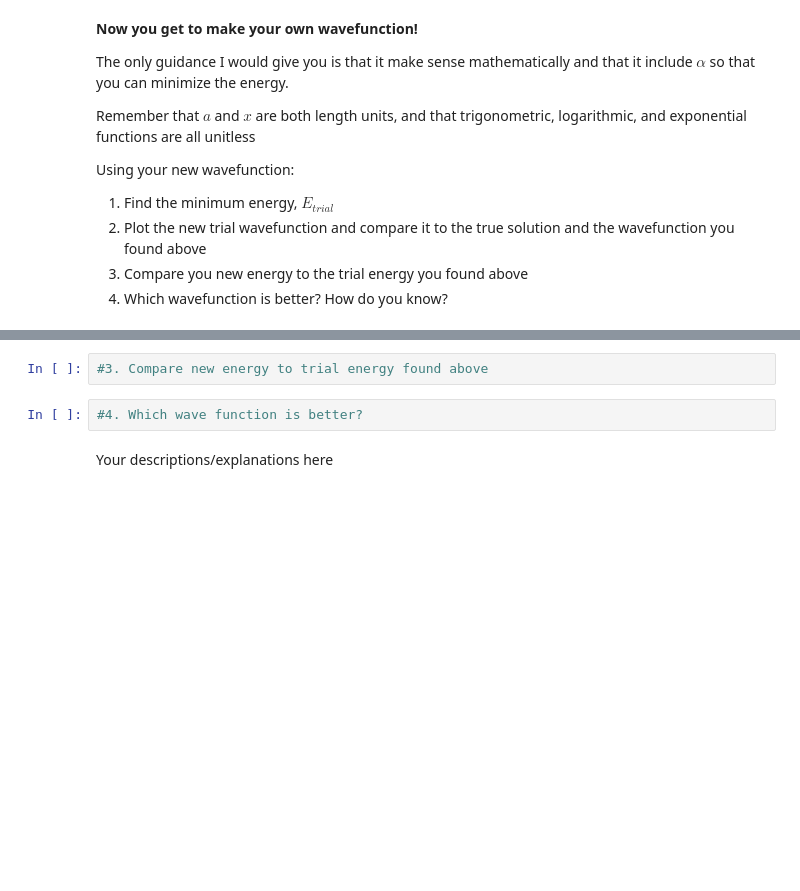
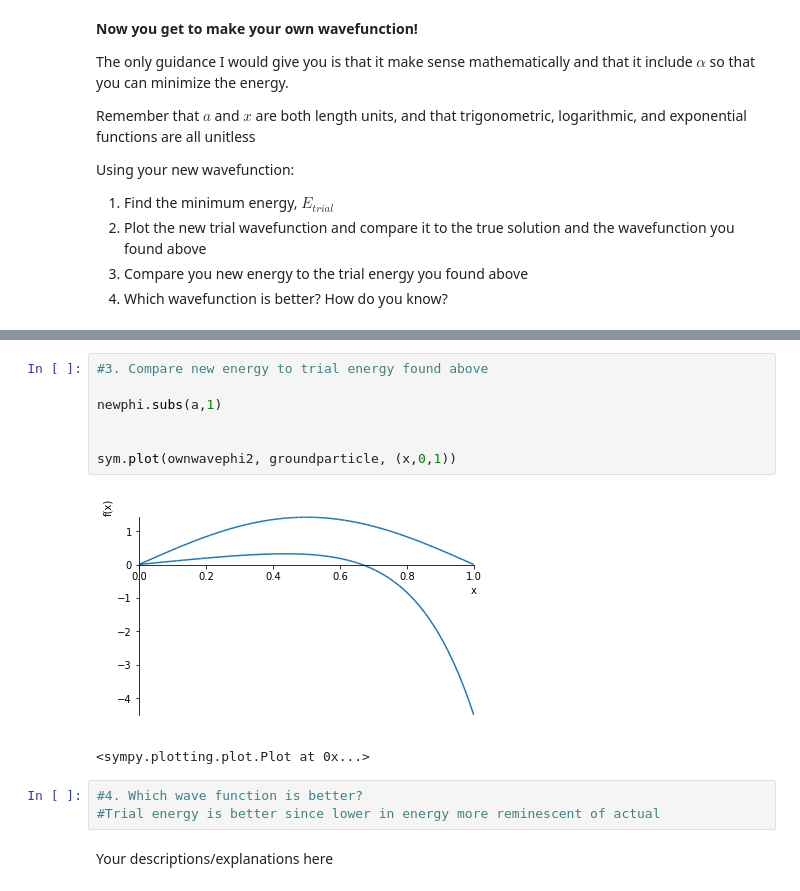
Before and after one commit to sju-chem264-2019/10-3-19-lecture-xren307, a Jupyter notebook: variational-principle.ipynb, the cells around one changed output, grey strips where cells are left out. Drawn from its saved outputs; the diff is of its cells as text; blank space fills up the shorter version.

```diff
--- a/variational-principle.ipynb
+++ b/variational-principle.ipynb
@@ -196,7 +242,16 @@ Using your new wavefunction:
 # %%
 #3. Compare new energy to trial energy found above
+
+newphi.subs(a,1)
+
+
+sym.plot(ownwavephi2, groundparticle, (x,0,1))
+# %% [output]
+[figure, added]
+<sympy.plotting.plot.Plot at 0x...>
 # %%
 #4. Which wave function is better?
+#Trial energy is better since lower in energy more reminescent of actual
 # %% [markdown]
 Your descriptions/explanations here
 # %% [markdown]
```
Also changed, not shown: parts of 18 cells of this notebook.
